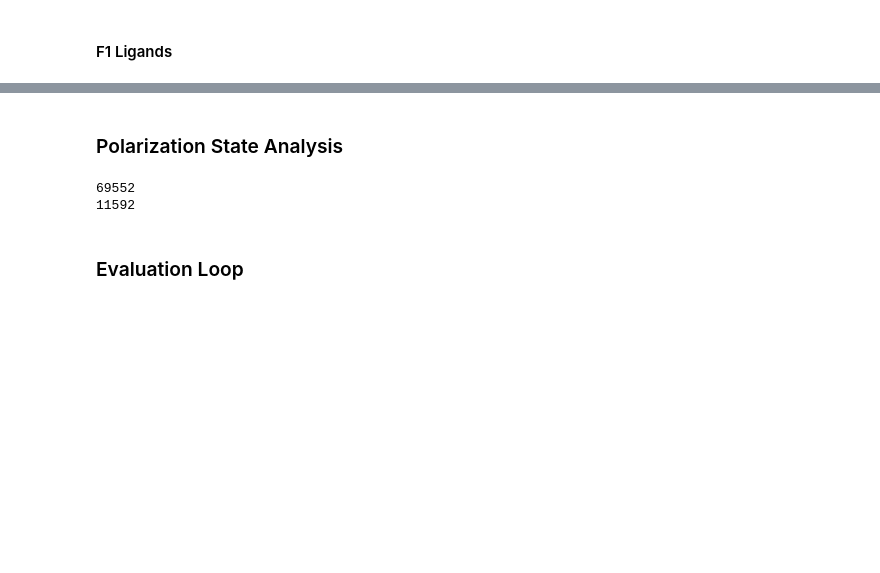
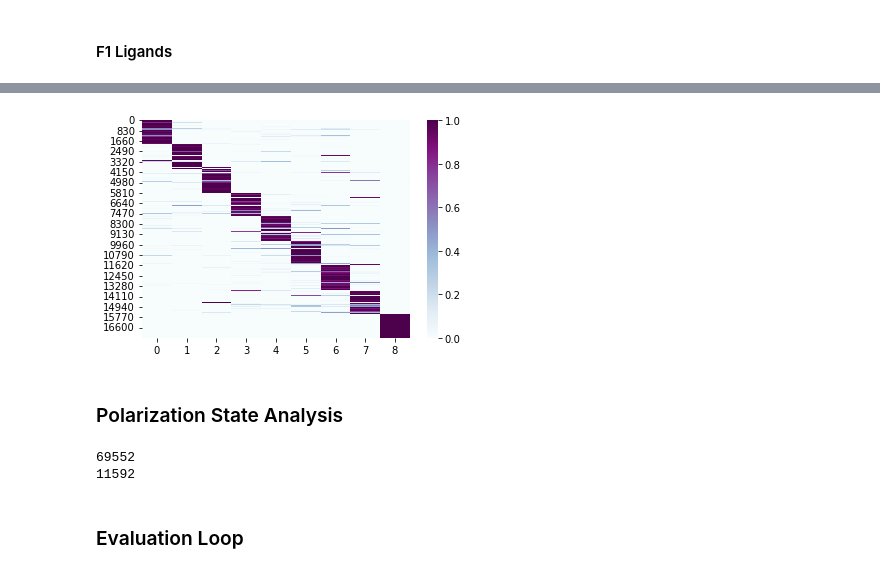
Before and after one commit to apple-soda/lstm-nfkb-dynamics, a Jupyter notebook: notebooks/report.ipynb, the cells around one changed output, grey strips where cells are left out. Saved outputs shown, nothing was run; the diff lists cells and outputs as text; code cells hidden in the pictures; blank space fills up the shorter version.

```diff
--- a/notebooks/report.ipynb
+++ b/notebooks/report.ipynb
@@ -58,7 +58,7 @@ testloader2 = torch.utils.data.DataLoader(dataset2, batch_size=16, shuffle=True)
 # %%
 model.load(dir_load + 'lstm1.pth') # polarized
 # %%
-polarization_true, polarization_pred, polarized_prob = np.empty([32,]).T, np.empty([32,]).T, np.empty([32,]).T
+polarization_true, polarization_pred, polarized_prob = np.empty([32,]).T, np.empty([32,]).T, np.empty([32,9])
 # %%
 for x, y in testloader:
     x, y = x.to(device), y.to(device)
@@ -67,9 +67,9 @@ for x, y in testloader:
     y_pred = model.network(x)
     y_pred = F.softmax(y_pred, dim=1)
     y_pred = y_pred.detach().cpu().numpy()
+    # y_prob = np.amax(y_pred, axis=1)
     # import pdb; pdb.set_trace()
-    y_prob = np.amax(y_pred, axis=1)
-    polarized_prob = np.hstack([polarized_prob, y_prob.T])
+    polarized_prob = np.vstack([polarized_prob, y_pred])
     y_pred = np.argmax(y_pred, axis=1)
     polarization_pred = np.hstack([polarization_pred, y_pred.T])
     #y_true = (32, ); y_pred = (32, ); y_prob = (32, 9)
@@ -282,3 +235,7 @@ pccm.plot()
+# %%
+pcf = sns.heatmap(polarized_fraction, cmap="BuPu") # BuPu, mako, magma
+# %% [output]
+[figure, added]
 # %%
 # pcfm.plot()
 # %% [markdown]
```
Also changed, not shown: parts of 36 cells of this notebook, 3 other files.
